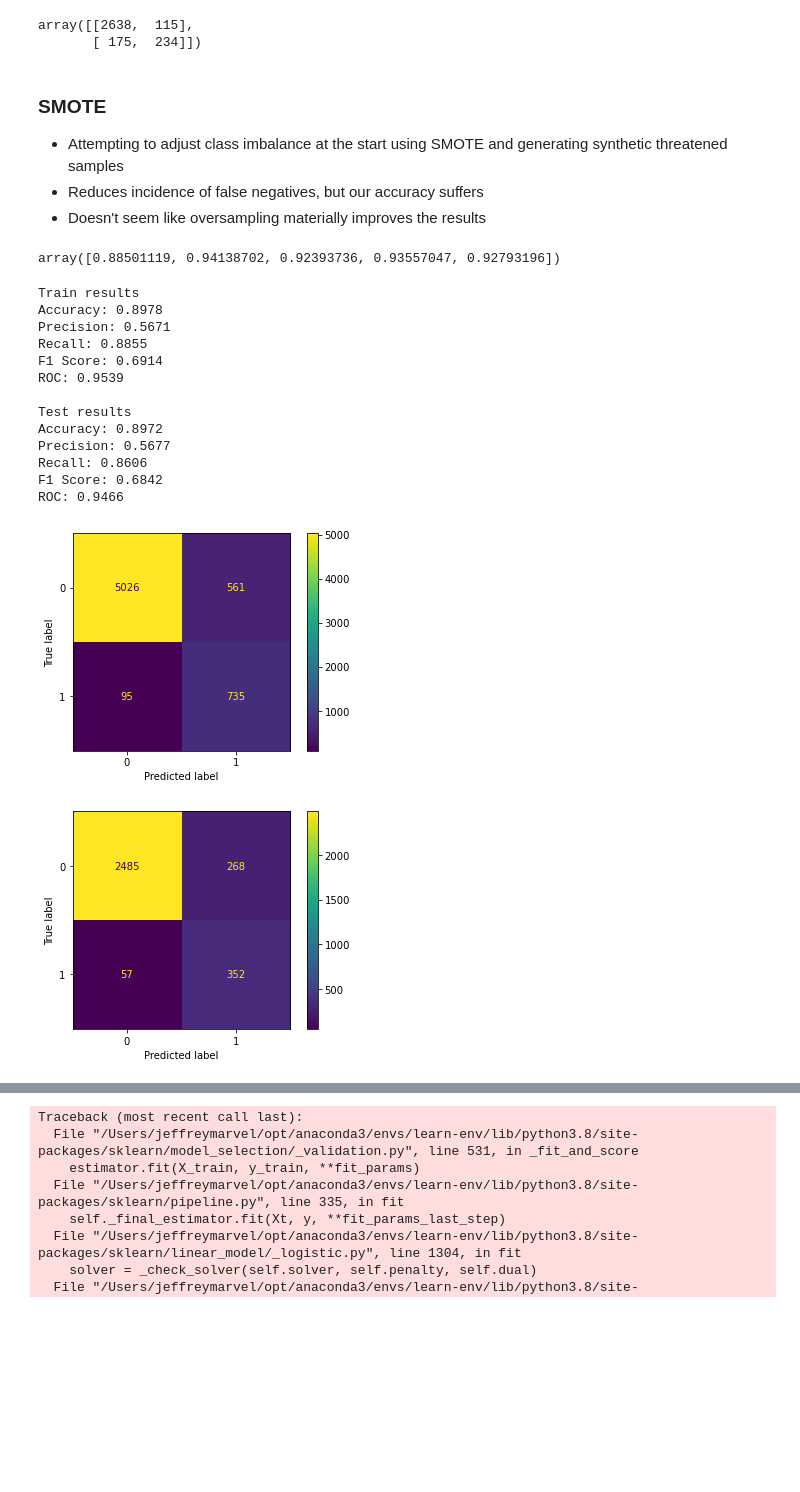
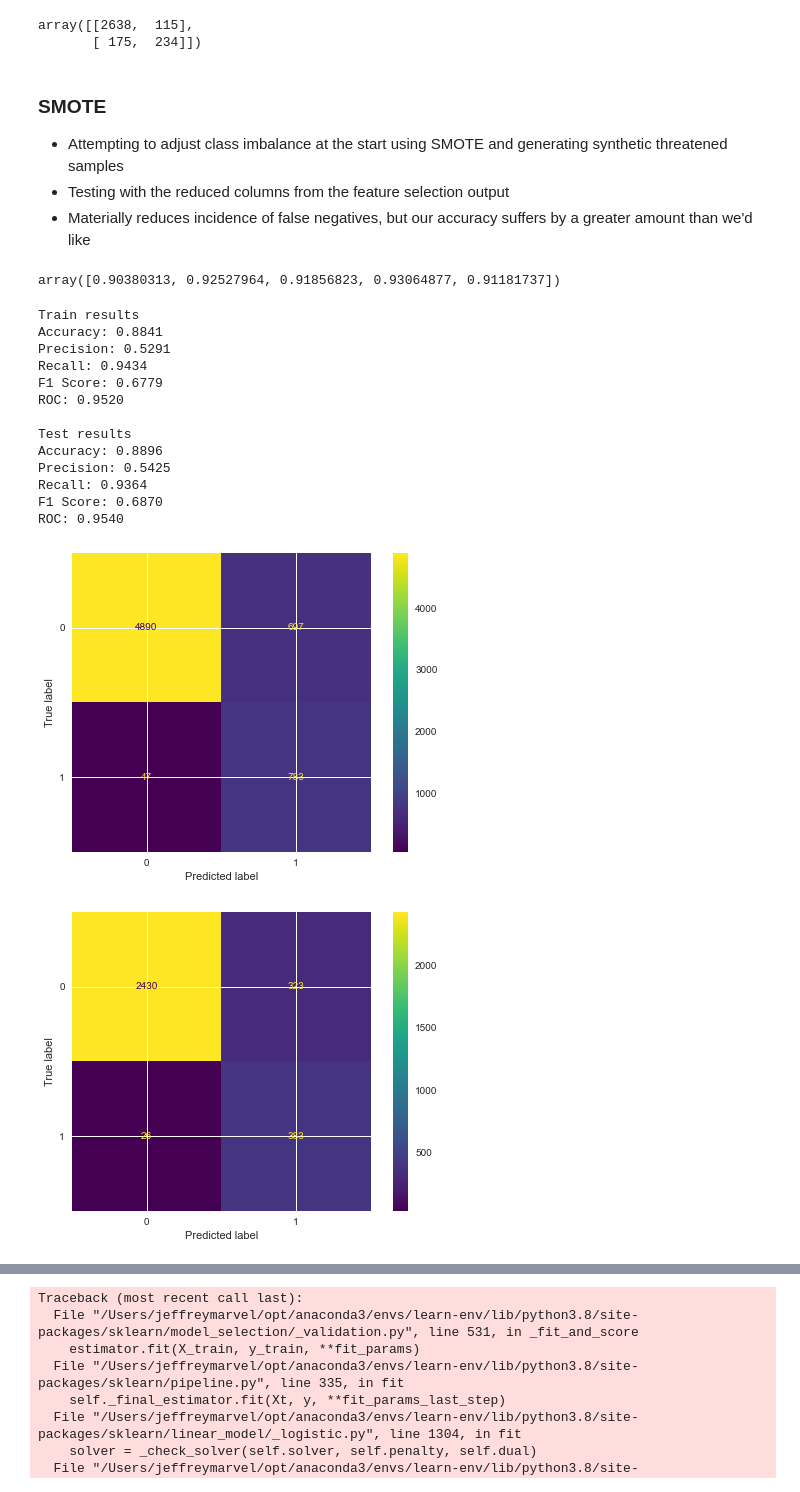
Before and after one commit to CGPinDC/Bird-Classification-Project, a Jupyter notebook: notebooks/jeff/Marvel_notebook.ipynb, the cells around one changed output, grey strips where cells are left out. Saved outputs shown, nothing was run; the diff lists cells and outputs as text; code cells hidden in the pictures; blank space fills up the shorter version.

```diff
--- a/notebooks/jeff/Marvel_notebook.ipynb
+++ b/notebooks/jeff/Marvel_notebook.ipynb
@@ -271,7 +285,8 @@ df_clean.loc[(df_clean['Global IUCN Red List Category'] == 'VU') |
              (df_clean['Global IUCN Red List Category'] == 'CR(PE)'), 'threatened'] = 1
 # %%
 df_clean = df_clean[(df_clean['Global IUCN Red List Category'] != 'EX') &
-                    (df_clean['Global IUCN Red List Category'] != 'EW')]
+                    (df_clean['Global IUCN Red List Category'] != 'EW') &
+                    (df_clean['Global IUCN Red List Category'] != 'DD')]
 # %%
 # One hot encode Passerine and Diet 5 Category
 
@@ -859,9 +795,0 @@ array([0.90420561, 0.91121495, 0.90335152, 0.8994544 , 0.90413094])
-# %%
-for i, item in enumerate([(X_train_simp, y_train2), (X_test_simp, y_test2)]):
-    if i == 0:
-        print("Train results")
-    else:
-        print("Test results")
-
-    acc, prec, rec, f1 = evaluate_model(log_reg_simp_features, item[0], item[1], plot_cf=True)
-    print('')
@@ -926,17 +841,14 @@ array([[2638,  115],
 ### SMOTE
 
 - Attempting to adjust class imbalance at the start using SMOTE and generating synthetic threatened samples
-- Reduces incidence of false negatives, but our accuracy suffers
-- Doesn't seem like oversampling materially improves the results
+- Testing with the reduced columns from the feature selection output
+- Materially reduces incidence of false negatives, but our accuracy suffers by a greater amount than we'd like
 # %%
 # Resample the train data using SMOTE
 
-X_train_resampled, y_train_resampled = SMOTE().fit_resample(X_train, y_train)
+X_train_resampled, y_train_resampled = SMOTE().fit_resample(X_train_fs, y_train)
 # %%
-log_reg_resamp = Pipeline(steps=[
-                           ('preprocessor', preprocessor),
-                           ('log_clf', LogisticRegression(random_state=42, max_iter=5000, C=1000))
-])
+log_reg_resamp = LogisticRegression(random_state=42, max_iter=5000)
 
 log_reg_resamp.fit(X_train_resampled, y_train_resampled)
 
@@ -944,29 +856,29 @@ output_resamp = cross_validate(log_reg_resamp, X_train_resampled, y_train_resamp
 
 output_resamp['test_accuracy']
 # %% [output]
-array([0.88501119, 0.94138702, 0.92393736, 0.93557047, 0.92793196])
+array([0.90380313, 0.92527964, 0.91856823, 0.93064877, 0.91181737])
 # %%
-for i, item in enumerate([(X_train, y_train), (X_test, y_test)]):
+for i, item in enumerate([(X_train_fs, y_train), (X_test_fs, y_test)]):
     if i == 0:
         print("Train results")
     else:
         print("Test results")
 
     acc, prec, rec, f1 = evaluate_model(log_reg_resamp, item[0], item[1], plot_cf=True)
     print('')
 # %% [output]
 Train results
-Accuracy: 0.8978
-Precision: 0.5671
-Recall: 0.8855
-F1 Score: 0.6914
-ROC: 0.9539
+Accuracy: 0.8841
+Precision: 0.5291
+Recall: 0.9434
+F1 Score: 0.6779
+ROC: 0.9520
 
 Test results
-Accuracy: 0.8972
-Precision: 0.5677
-Recall: 0.8606
-F1 Score: 0.6842
-ROC: 0.9466
+Accuracy: 0.8896
+Precision: 0.5425
+Recall: 0.9364
+F1 Score: 0.6870
+ROC: 0.9540
-[figure, old version]
+[figure, new version]
-[figure, old version]
+[figure, new version]
```
Also changed, not shown: parts of 75 cells of this notebook.
